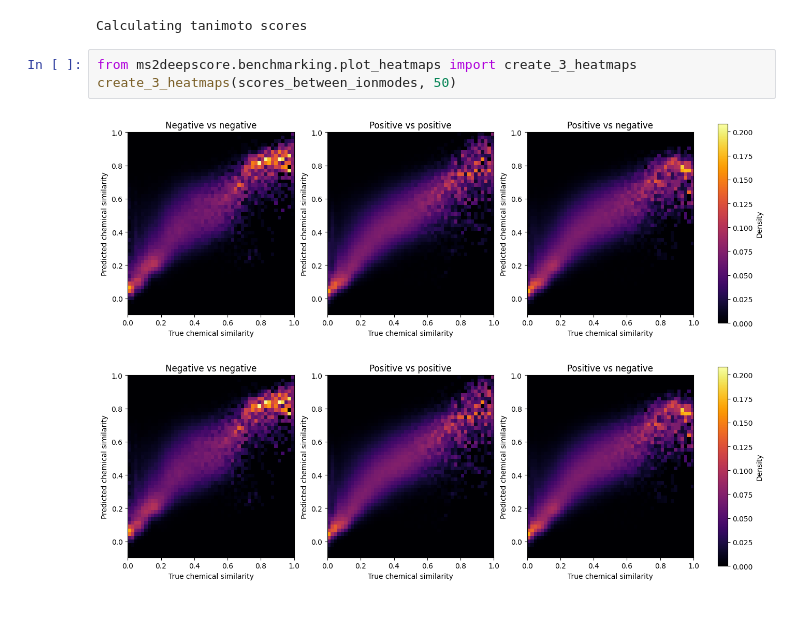
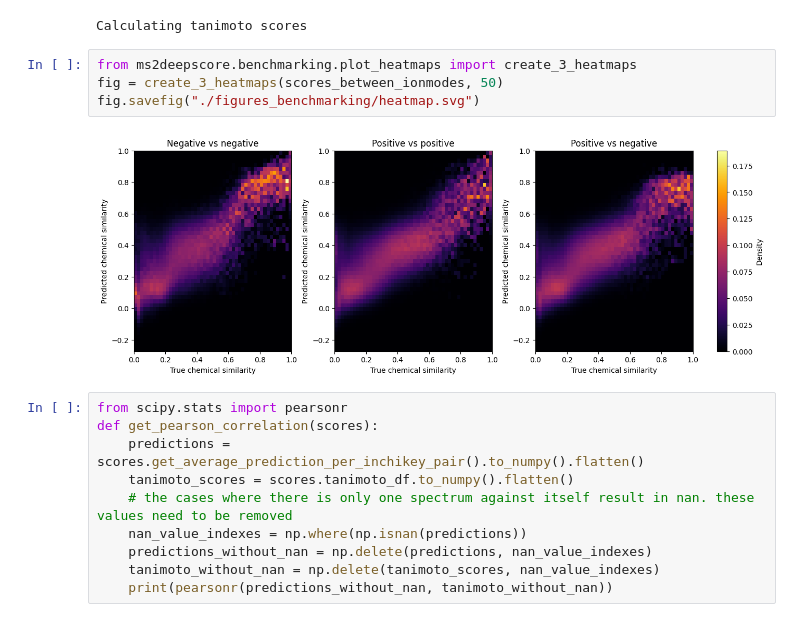
Before and after one commit to matchms/ms2deepscore, a Jupyter notebook: notebooks/model_benchmarking/create_benchmarking_plots.ipynb, the cells around one changed output. Drawn from its saved outputs; the diff is of its cells as text.

```diff
--- a/notebooks/model_benchmarking/create_benchmarking_plots.ipynb
+++ b/notebooks/model_benchmarking/create_benchmarking_plots.ipynb
@@ -50,9 +50,19 @@ Calculating tanimoto scores
 Calculating embeddings
 Calculating similarity between embeddings
 Calculating tanimoto scores
-# %%
-from ms2deepscore.benchmarking.plot_heatmaps import create_3_heatmaps
-create_3_heatmaps(scores_between_ionmodes, 50)
-# %% [output]
-[figure, removed]
-[figure, removed]
+# %%
+from ms2deepscore.benchmarking.plot_heatmaps import create_3_heatmaps
+fig = create_3_heatmaps(scores_between_ionmodes, 50)
+fig.savefig("./figures_benchmarking/heatmap.svg")
+# %% [output]
+[figure, added]
+# %%
+from scipy.stats import pearsonr
+def get_pearson_correlation(scores):
+    predictions = scores.get_average_prediction_per_inchikey_pair().to_numpy().flatten()
+    tanimoto_scores = scores.tanimoto_df.to_numpy().flatten()
+    # the cases where there is only one spectrum against itself result in nan. these values need to be removed
+    nan_value_indexes = np.where(np.isnan(predictions))
+    predictions_without_nan = np.delete(predictions, nan_value_indexes)
+    tanimoto_without_nan = np.delete(tanimoto_scores, nan_value_indexes)
+    print(pearsonr(predictions_without_nan, tanimoto_without_nan))
```
Also changed, not shown: parts of 6 cells of this notebook.
